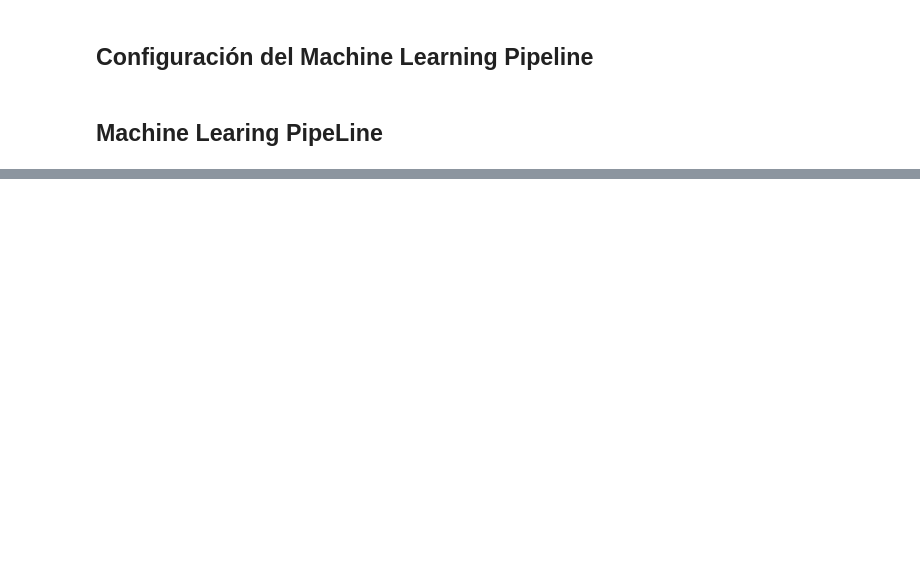
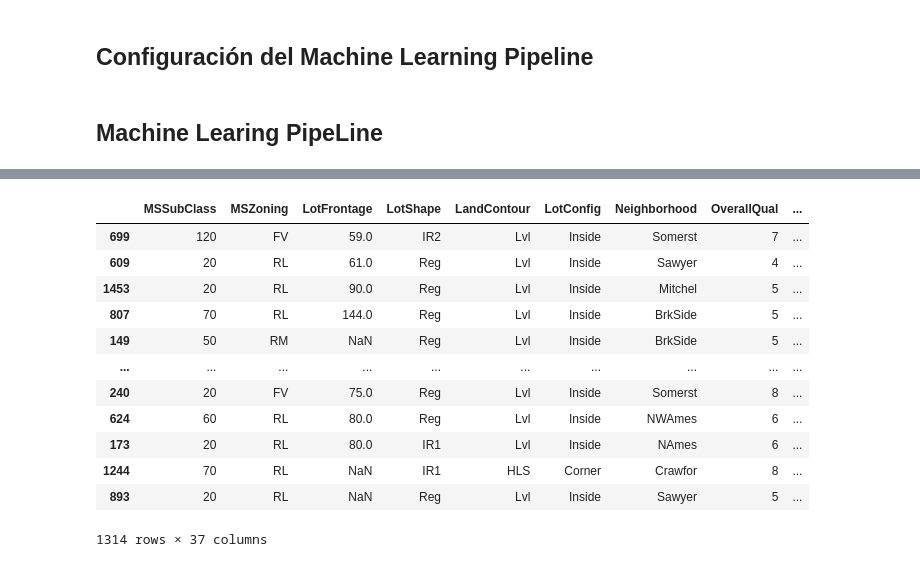
Before and after one commit to asolis1994172/Project_Prod_D, a Jupyter notebook: Machine_Learning_Pipeline.ipynb, the cells around one changed output, grey strips where cells are left out. Drawn from its saved outputs; the diff is of its cells as text; code cells hidden in the pictures; blank space fills up the shorter version.

```diff
--- a/Machine_Learning_Pipeline.ipynb
+++ b/Machine_Learning_Pipeline.ipynb
@@ -153,6 +157,9 @@ FEATURES = [
     'SaleCondition',
     "YrSold",
 ]
+# %%
+#Selección de variables para entrenamiento
+X_train = X_train[FEATURES]
 # %% [markdown]
 ## Machine Learing PipeLine
 # %%
@@ -194,8 +201,36 @@ housePrice_pipeline = Pipeline([
     ('log', LogTransformer(variables=NUMERICALS_LOG_VARS)),
 
     #8. Binarización de Variables con Sesgo Fuerte
-    ('binarizer', SklearnTransomerWrapper(
+    ('binarizer', SklearnTransformerWrapper(
         transformer=Binarizer(threshold=0), variables=BINARIZE_VARS)
-    )
+    ),
 
+    #=============== CODIFICACION DE VARIABLES CATEGORICAS ORDINALES ==============
+    ('mapper_quality', mypp.Mapper(
+        variables=QUAL_VARS, mappings=QUAL_MAPPINGS)),
+
+    ('mapper_exposure', mypp.Mapper(
+        variables=EXPOSURE_VARS, mappings=EXPOSURE_MAPPINGS)),
+
+    ('mapper_garage', mypp.Mapper(
+        variables=GARAGE_VARS, mappings=GARAGE_MAPPINGS)),
+
+    ('mapper_finish', mypp.Mapper(
+        variables=FINISH_VARS, mappings=FINISH_MAPPINGS)),
+
+    #============ CODIFICACION DE VARIABLES CATEGORICAS NOMINALES ============
+
+    ('rare_label_encoder', RareLabelEncoder(
+        tol=0.01, n_categories=1, variables=CATEGORICAL_VARS)),
+
+    ('categorical_encoder', OrdinalEncoder(
+        encoding_method='ordered', variables=CATEGORICAL_VARS)),
+
+    #=========== SCALER ==============
+    ('scaler', MinMaxScaler()),
+
+    #=========== ENTRENAMIENTO DEL MODELO ============
+    ('Lasso', Lasso(alpha=0.01, random_state=2022)),
 ])
+# %%
+housePrice_pipeline.fit(X_train, y_train)
@@ -201,0 +289,16 @@ housePrice_pipeline = Pipeline([
+# %%
+X_train
+# %% [output]
+|  | MSSubClass | MSZoning | LotFrontage | LotShape | LandContour | LotConfig | Neighborhood | OverallQual | ... |
+| 699 | 120 | FV | 59.0 | IR2 | Lvl | Inside | Somerst | 7 | ... |
+| 609 | 20 | RL | 61.0 | Reg | Lvl | Inside | Sawyer | 4 | ... |
+| 1453 | 20 | RL | 90.0 | Reg | Lvl | Inside | Mitchel | 5 | ... |
+| 807 | 70 | RL | 144.0 | Reg | Lvl | Inside | BrkSide | 5 | ... |
+| 149 | 50 | RM | NaN | Reg | Lvl | Inside | BrkSide | 5 | ... |
+| ... | ... | ... | ... | ... | ... | ... | ... | ... | ... |
+| 240 | 20 | FV | 75.0 | Reg | Lvl | Inside | Somerst | 8 | ... |
+| 624 | 60 | RL | 80.0 | Reg | Lvl | Inside | NWAmes | 6 | ... |
+| 173 | 20 | RL | 80.0 | IR1 | Lvl | Inside | NAmes | 6 | ... |
+| 1244 | 70 | RL | NaN | IR1 | HLS | Corner | Crawfor | 8 | ... |
+| 893 | 20 | RL | NaN | Reg | Lvl | Inside | Sawyer | 5 | ... |
+1314 rows × 37 columns
```
Also changed, not shown: parts of 10 cells of this notebook.
